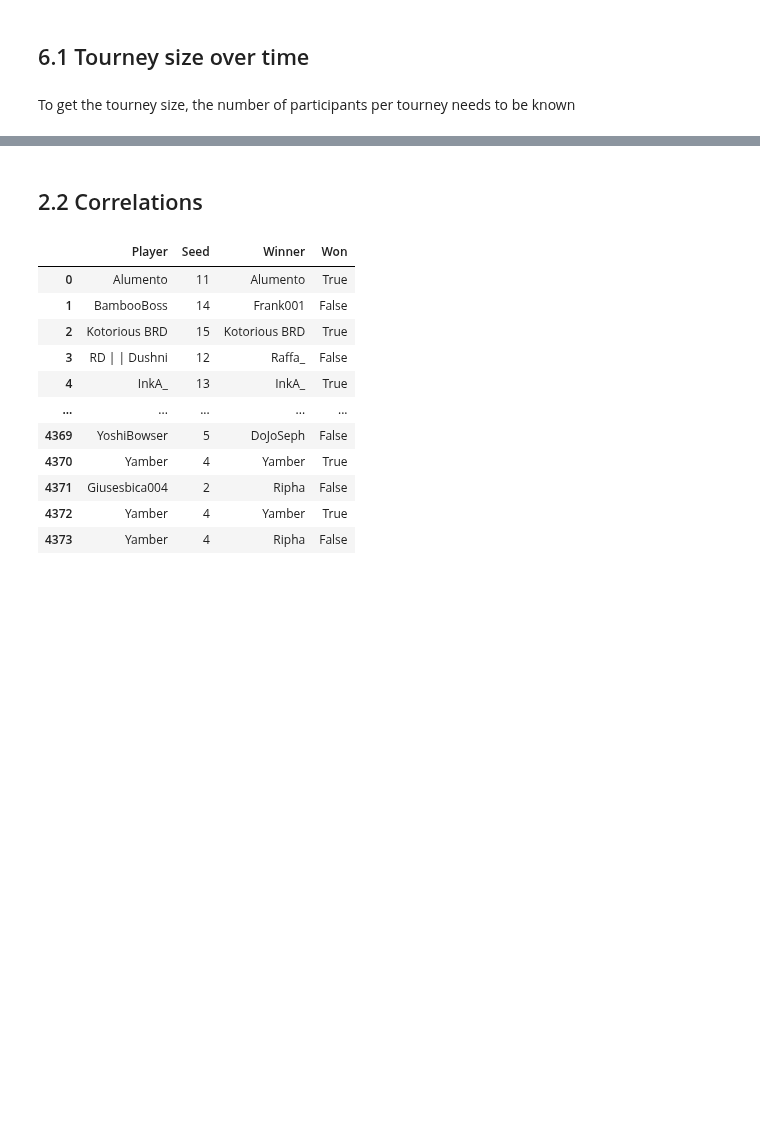
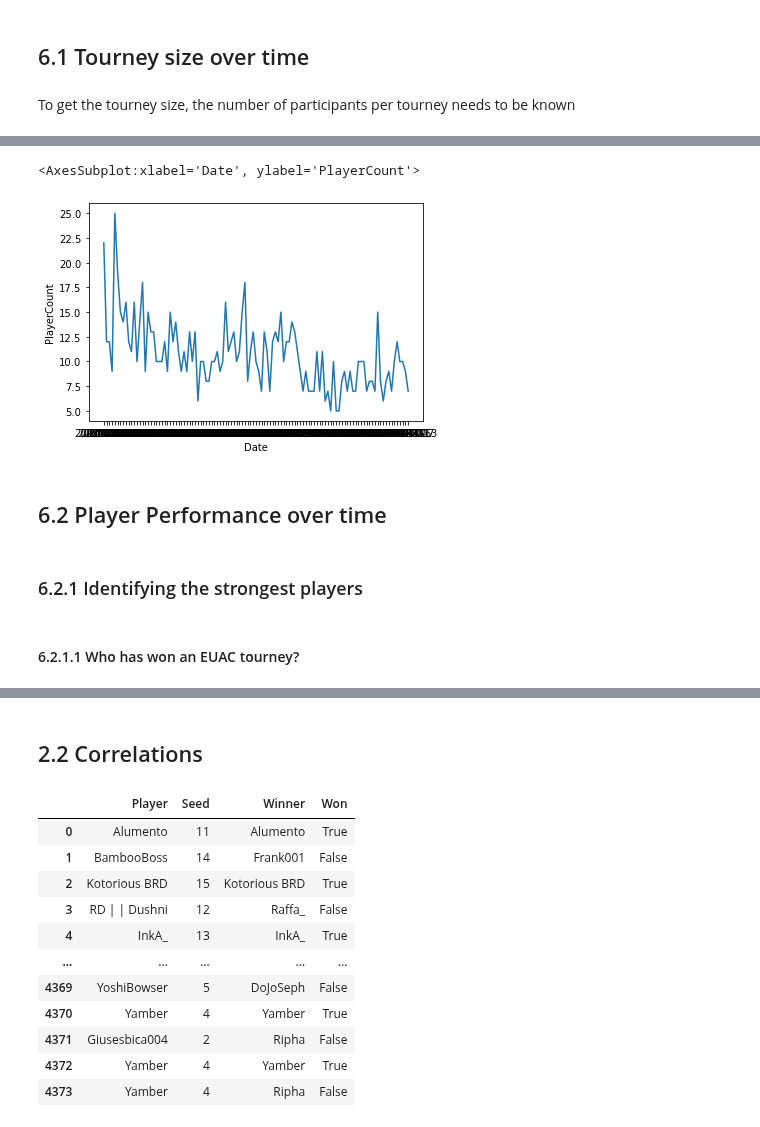
Before and after one commit to DarrenCCT/Tournament-Analysis, a Jupyter notebook: EUAC - Analysis.ipynb, the cells around one changed output, grey strips where cells are left out. Cells and saved outputs as stored; diff of their text form; code cells hidden in the pictures; blank space fills up the shorter version.

```diff
--- a/EUAC - Analysis.ipynb
+++ b/EUAC - Analysis.ipynb
@@ -809,0 +799,11 @@ testing
+# %%
+sns.lineplot(x="Date", y="PlayerCount", data=testing)
+# %% [output]
+<AxesSubplot:xlabel='Date', ylabel='PlayerCount'>
+[figure, added]
+# %% [markdown]
+##  6.2 Player Performance over time
+# %% [markdown]
+### 6.2.1 Identifying the strongest players
+# %% [markdown]
+#### 6.2.1.1 Who has won an EUAC tourney?
```
Also changed, not shown: parts of 22 cells of this notebook.
